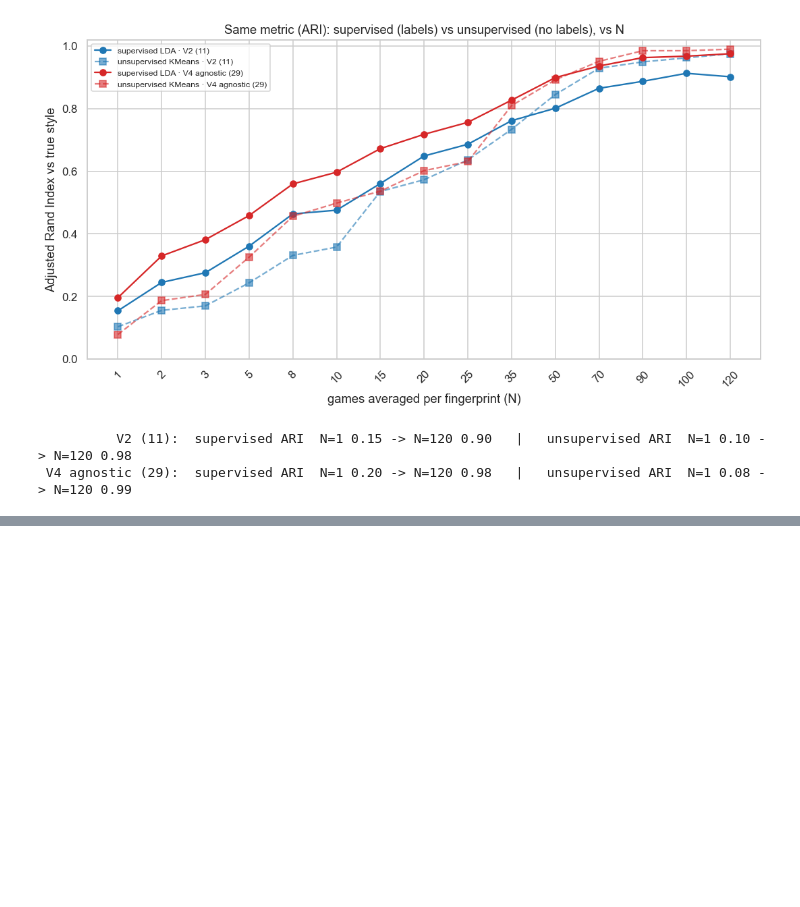
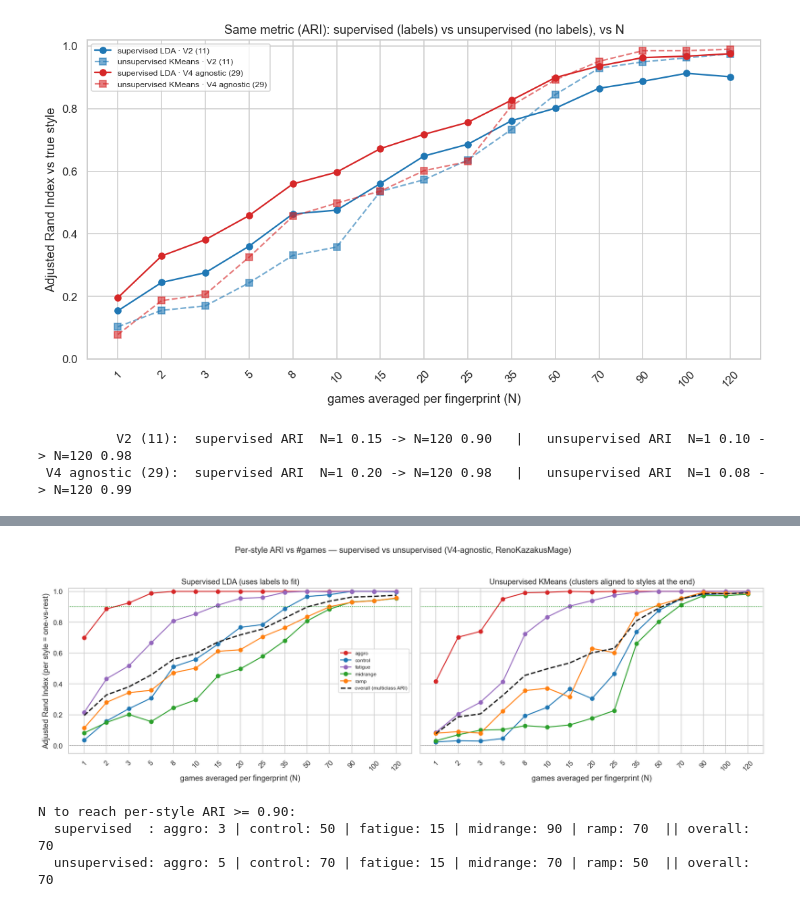
Before and after one commit to msipsb/JAIST-Internship, a Jupyter notebook: Log_Analysis/playstyle_SHOW_deck.ipynb, the cells around one changed output, grey strips where cells are left out. Drawn from its saved outputs; the diff is of its cells as text; code cells hidden in the pictures; blank space fills up the shorter version.

```diff
--- a/Log_Analysis/playstyle_SHOW_deck.ipynb
+++ b/Log_Analysis/playstyle_SHOW_deck.ipynb
@@ -852,0 +992,52 @@ for tag, (uns, sup) in curves.items():
+# %%
+# PER-STYLE ARI vs #games — supervised vs unsupervised (ARI twin of the accuracy panel above).
+# ARI is a partition metric, so 'per style' = one-vs-rest ARI (style s vs the rest); 'overall' =
+# multiclass ARI (mapping-invariant, so KMeans needs no alignment for the overall value).
+# Unsupervised clusters WITHOUT labels; cluster_confusion aligns clusters->styles only to score per-style.
+# Reuses _split_by_style / _fps from the COMPARE cell and cluster_confusion / STYLE_* from setup.
+from sklearn.cluster import KMeans
+from sklearn.discriminant_analysis import LinearDiscriminantAnalysis
+from sklearn.metrics import adjusted_rand_score
+
+Ns = [1, 2, 3, 5, 8, 10, 15, 20, 25, 35, 50, 70, 90, 100, 120]
+trby, teby = _split_by_style(games_mage, FEATURES_V4)     # V4 agnostic, held-out split (matches R4)
+
+sup_rows, uns_rows = [], []
+for N in Ns:
+    Xtr, ytr = _fps(trby, N, seed=10)
+    Xte, yte = _fps(teby, N, seed=20)                     # SAME test fingerprints for both methods
+    pred = LinearDiscriminantAnalysis().fit(Xtr, ytr).predict(Xte)          # supervised (uses labels)
+    clab = KMeans(5, n_init=10, random_state=0).fit_predict(Xte)            # unsupervised (no labels)
+    _, mapped = cluster_confusion(yte, clab)                               # align clusters -> styles (scoring only)
+    sr = {"overall": adjusted_rand_score(yte, pred)}                       # overall multiclass ARI
+    ur = {"overall": adjusted_rand_score(yte, clab)}                       # (mapping-invariant)
+    for s in STYLE_ORDER:
+        sr[s] = adjusted_rand_score(yte == s, pred == s)                   # per-style one-vs-rest ARI
+        ur[s] = adjusted_rand_score(yte == s, mapped == s)
+    sup_rows.append(sr); uns_rows.append(ur)
+sup = pd.DataFrame(sup_rows, index=Ns); uns = pd.DataFrame(uns_rows, index=Ns)
+
+fig, ax = plt.subplots(1, 2, figsize=(16, 5.4), sharey=True)
+for j, (df, ttl) in enumerate([(sup, "Supervised LDA (uses labels to fit)"),
+                               (uns, "Unsupervised KMeans (clusters aligned to styles at the end)")]):
+    _xs = range(len(Ns))
+    for s in STYLE_ORDER:
+        ax[j].plot(_xs, df[s], "o-", color=STYLE_COLORS[s], label=s)
+    ax[j].plot(_xs, df["overall"], "k--", lw=2, label="overall (multiclass ARI)")
+    ax[j].axhline(0.0, color="gray", ls=":", lw=1); ax[j].axhline(0.9, color="green", ls=":", lw=1)
+    ax[j].set_xticks(list(_xs)); ax[j].set_xticklabels(Ns, rotation=45); ax[j].set_ylim(-0.05, 1.02)
+    ax[j].set_xlabel("games averaged per fingerprint (N)"); ax[j].set_title(ttl)
+ax[0].set_ylabel("Adjusted Rand Index (per style = one-vs-rest)"); ax[0].legend(fontsize=8)
+fig.suptitle("Per-style ARI vs #games — supervised vs unsupervised (V4-agnostic, RenoKazakusMage)", fontsize=13)
+fig.tight_layout(rect=[0, 0, 1, 0.95]); plt.show()
+
+def _firstN(df, col, thr=0.90):
+    hit = df.index[df[col] >= thr]; return int(hit[0]) if len(hit) else f">{Ns[-1]}"
+print("N to reach per-style ARI >= 0.90:")
+print("  supervised  : " + " | ".join(f"{s}: {_firstN(sup, s)}" for s in STYLE_ORDER) + f"  || overall: {_firstN(sup, 'overall')}")
+print("  unsupervised: " + " | ".join(f"{s}: {_firstN(uns, s)}" for s in STYLE_ORDER) + f"  || overall: {_firstN(uns, 'overall')}")
+# %% [output]
+[figure, added]
+N to reach per-style ARI >= 0.90:
+  supervised  : aggro: 3 | control: 50 | fatigue: 15 | midrange: 90 | ramp: 70  || overall: 70
+  unsupervised: aggro: 5 | control: 70 | fatigue: 15 | midrange: 70 | ramp: 50  || overall: 70
```
Also changed, not shown: parts of 21 cells of this notebook.
